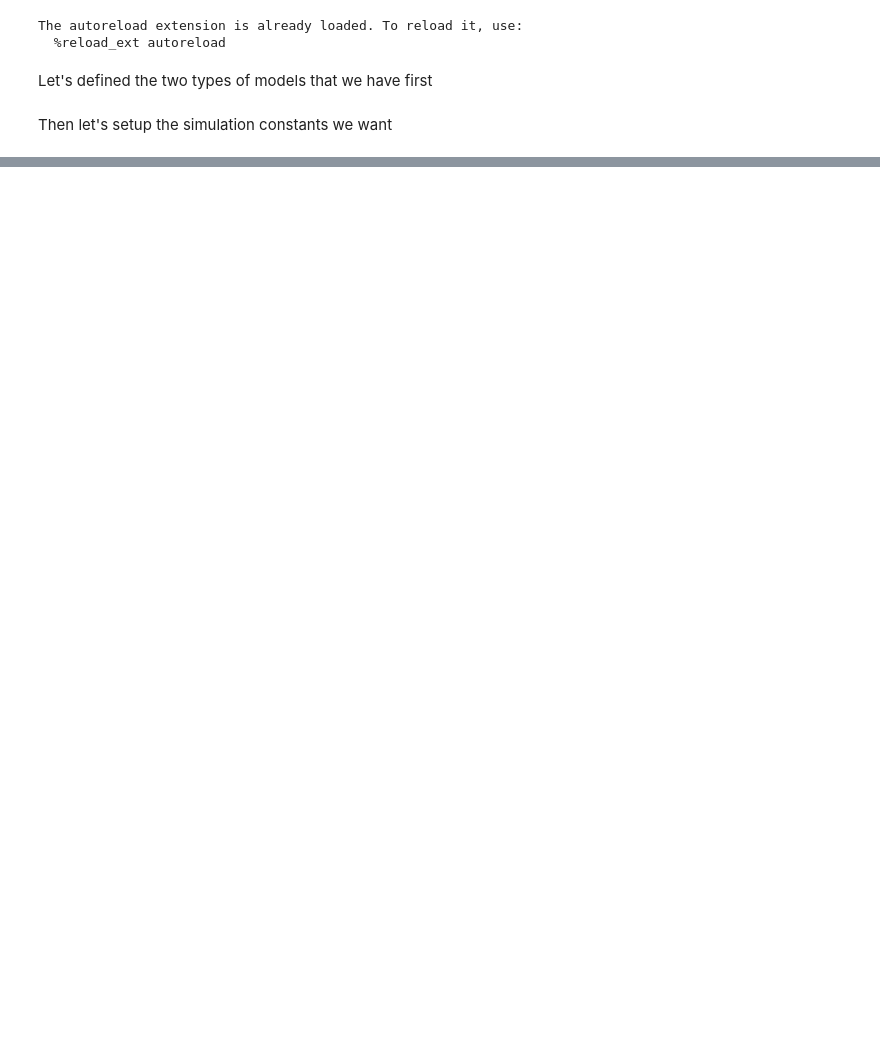
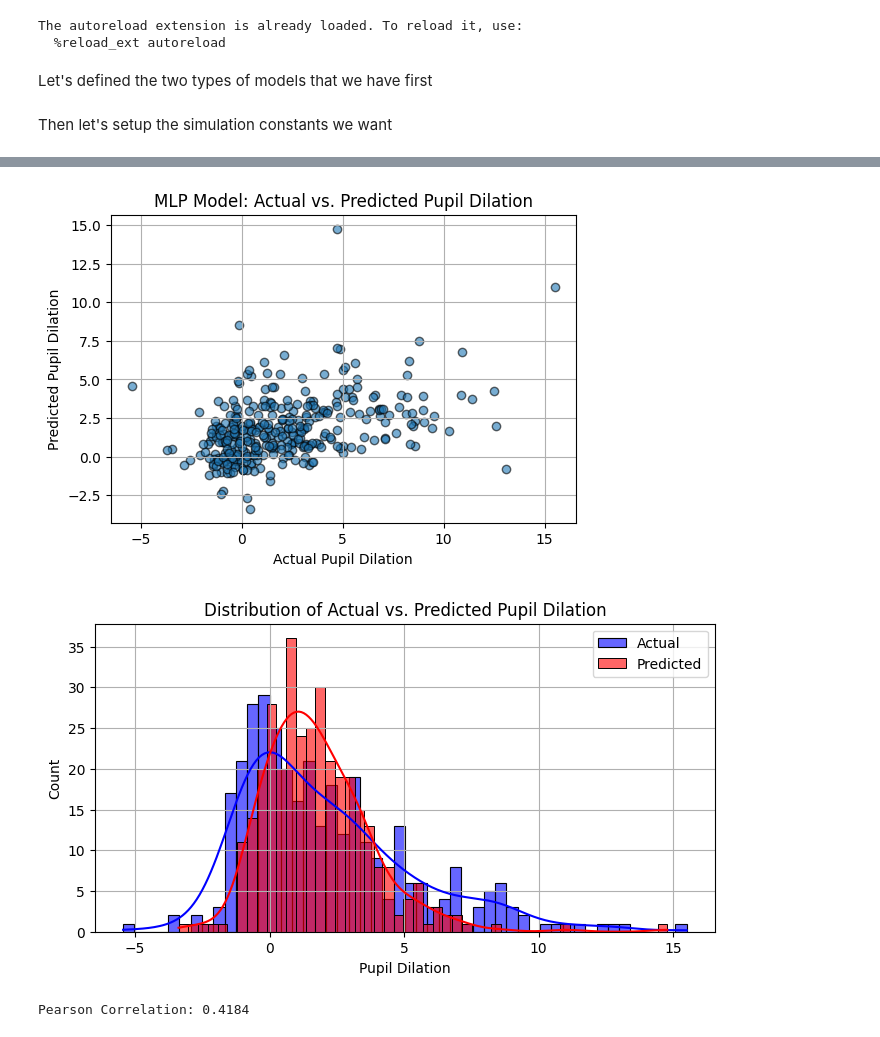
Before and after one commit to KevinBian107/EEB, a Jupyter notebook: playground.ipynb, the cells around one changed output, grey strips where cells are left out. Saved outputs shown, nothing was run; the diff lists cells and outputs as text; code cells hidden in the pictures; blank space fills up the shorter version.

```diff
--- a/playground.ipynb
+++ b/playground.ipynb
@@ -41,0 +202,52 @@ render_plot(results)
+# %%
+from sklearn.model_selection import train_test_split
+
+X_train, X_test, Y_train, Y_test = train_test_split(X_tensor, Y_tensor, test_size=0.2, random_state=42)
+
+input_size = X_tensor.shape[1]
+model = PupilDilationPredictor(input_size)
+optimizer = optim.Adam(model.parameters(), lr=0.01)
+loss_fn = nn.MSELoss()
+
+epochs = 1000
+for epoch in range(epochs):
+    optimizer.zero_grad()
+    Y_pred = model(X_train)
+    loss = loss_fn(Y_pred, Y_train.view(-1, 1))
+    loss.backward()
+    optimizer.step()
+
+    if epoch % 100 == 0:
+        print(f"Epoch {epoch}, Loss: {loss.item()}")
+
+with torch.no_grad():
+    Y_test_pred = model(X_test)
+
+Y_test_pred = scaler_Y.inverse_transform(Y_test_pred.cpu().numpy())
+Y_test_actual = scaler_Y.inverse_transform(Y_test.cpu().numpy().reshape(-1, 1))
+
+# Scatter Plot: Actual vs. Predicted
+plt.figure(figsize=(6, 4))
+plt.scatter(Y_test_actual, Y_test_pred, alpha=0.6, edgecolors="k")
+plt.xlabel("Actual Pupil Dilation")
+plt.ylabel("Predicted Pupil Dilation")
+plt.title("MLP Model: Actual vs. Predicted Pupil Dilation")
+plt.grid(True)
+plt.show()
+
+# Convert predictions to DataFrame for visualization
+df_predictions = pd.DataFrame({'PupilPred': Y_test_pred.flatten()})
+df_actual = pd.DataFrame({'Event_PupilDilation': Y_test_actual.flatten()})
+
+# Histogram: Distribution of Actual vs. Predicted
+plt.figure(figsize=(8, 4))
+sns.histplot(df_actual['Event_PupilDilation'], kde=True, label="Actual", color='blue', alpha=0.6, bins=50)
+sns.histplot(df_predictions['PupilPred'], kde=True, label="Predicted", color='red', alpha=0.6, bins=50)
+
+plt.xlabel("Pupil Dilation")
+plt.ylabel("Count")
+plt.legend()
+plt.title("Distribution of Actual vs. Predicted Pupil Dilation")
+plt.grid(True)
+plt.show()
+# %% [output]
@@ -41,0 +264,7 @@ render_plot(results)
+[figure, added]
+[figure, added]
+# %%
+corr, _ = pearsonr(df_actual['Event_PupilDilation'], df_predictions['PupilPred'])
+print(f"Pearson Correlation: {corr:.4f}")
+# %% [output]
+Pearson Correlation: 0.4184
```
Also changed, not shown: parts of 15 cells of this notebook, 6 other files.
